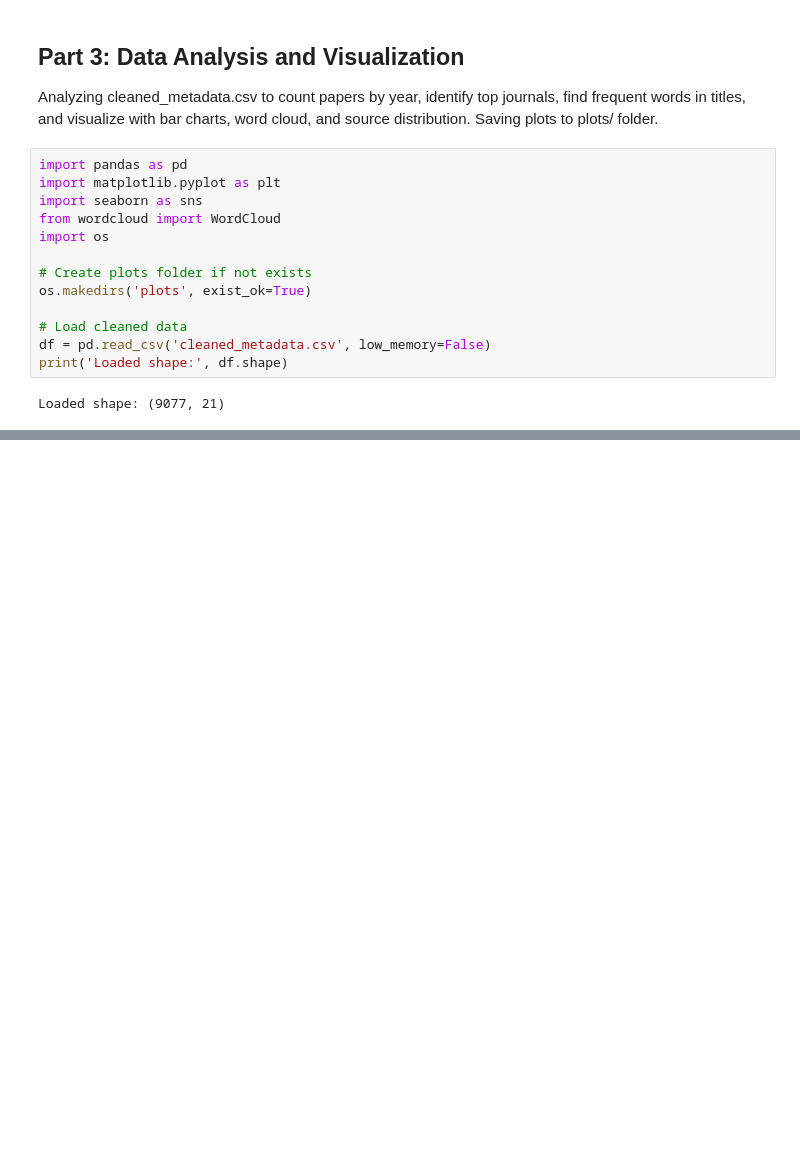
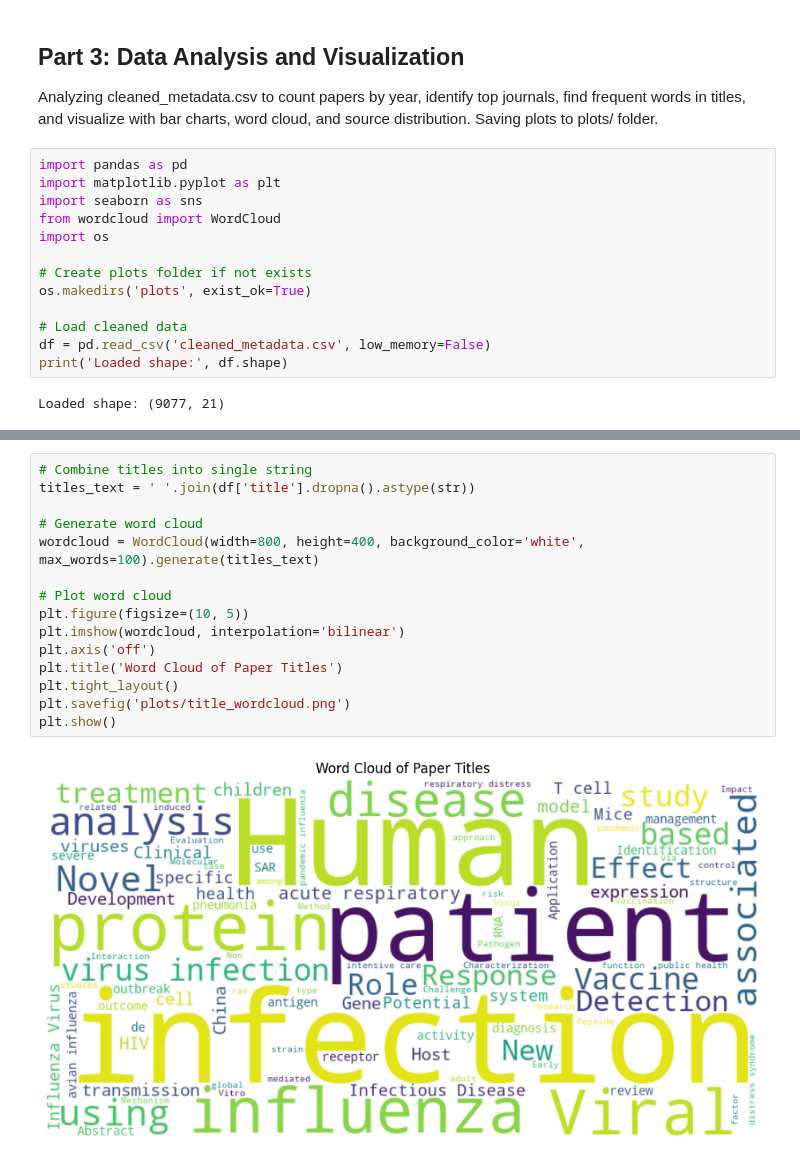
Before and after one commit to Seunvense/Frameworks_Assignment, a Jupyter notebook: analysis.ipynb, the cells around one changed output, grey strips where cells are left out. Saved outputs shown, nothing was run; the diff lists cells and outputs as text; blank space fills up the shorter version.

```diff
--- a/analysis.ipynb
+++ b/analysis.ipynb
@@ -158,0 +190,17 @@ Loaded shape: (9077, 21)
+# %%
+# Combine titles into single string
+titles_text = ' '.join(df['title'].dropna().astype(str))
+
+# Generate word cloud
+wordcloud = WordCloud(width=800, height=400, background_color='white', max_words=100).generate(titles_text)
+
+# Plot word cloud
+plt.figure(figsize=(10, 5))
+plt.imshow(wordcloud, interpolation='bilinear')
+plt.axis('off')
+plt.title('Word Cloud of Paper Titles')
+plt.tight_layout()
+plt.savefig('plots/title_wordcloud.png')
+plt.show()
+# %% [output]
+[figure, added]
```
Also changed, not shown: parts of 3 cells of this notebook.
